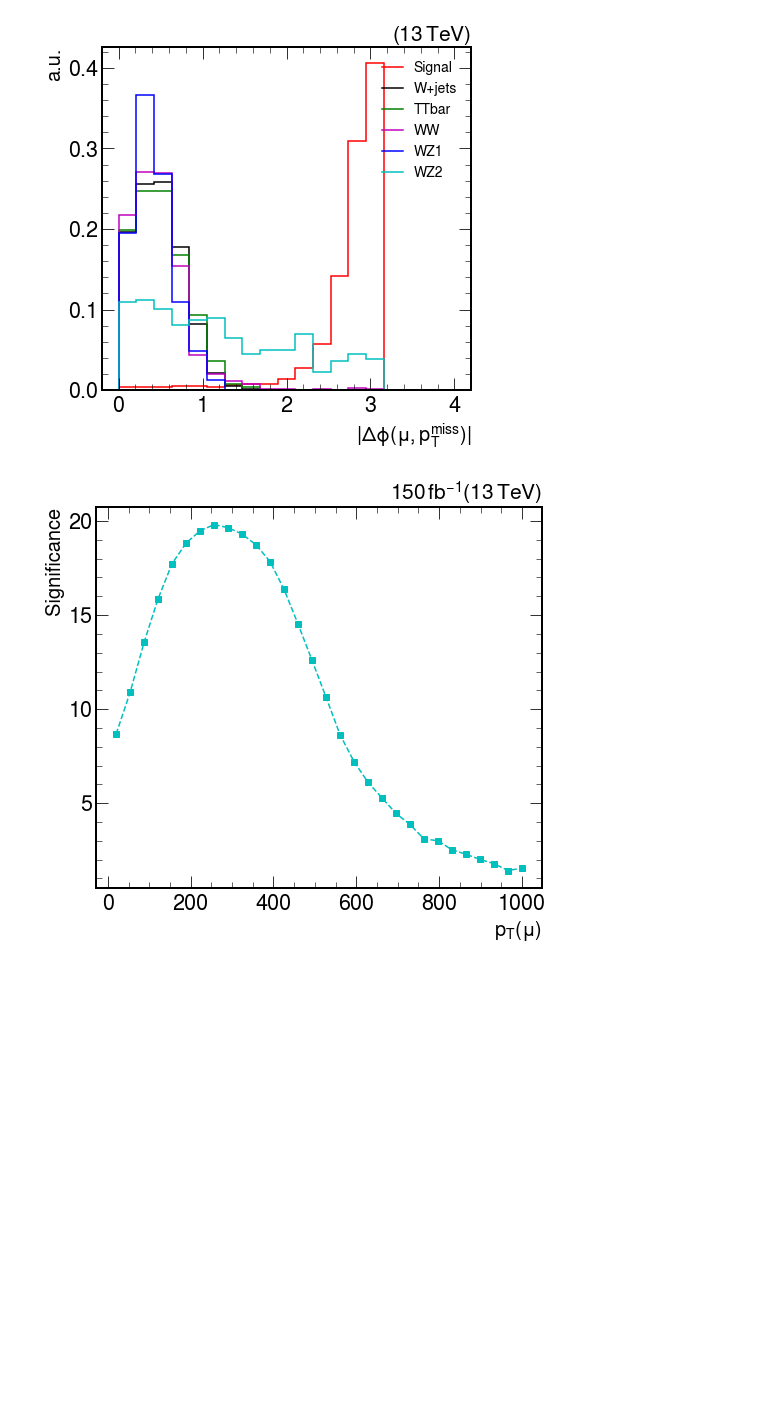
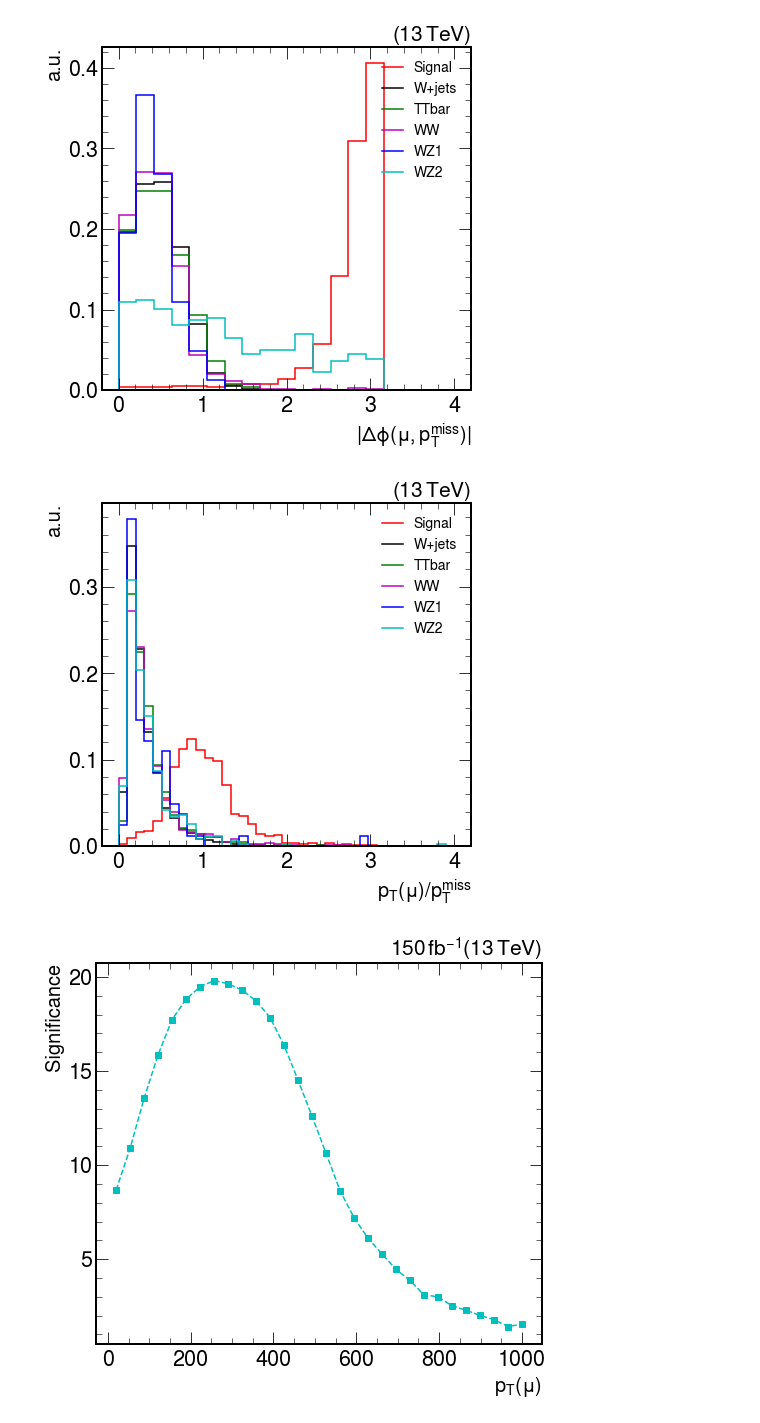
Before and after one commit to jotadram6/PhenoWay, a Jupyter notebook: MuonSignificance.ipynb, the cells around one changed output. Saved outputs shown, nothing was run; the diff lists cells and outputs as text; code cells hidden in the pictures; blank space fills up the shorter version.

```diff
--- a/MuonSignificance.ipynb
+++ b/MuonSignificance.ipynb
@@ -211,6 +211,18 @@ plot_var([S1_df_mu, W_df_mu, TTbar_df_mu, WW_df_mu, WZ1_df_mu, WZ2_df_mu], "Delt
 [figure]
 [figure]
 [figure]
+# %%
+S1_df_mu["mumet_ptratio"] = S1_df_mu["muon_pt0"]/S1_df_mu["missinget_met"]
+W_df_mu["mumet_ptratio"] = W_df_mu["muon_pt0"]/W_df_mu["missinget_met"]
+TTbar_df_mu["mumet_ptratio"] = TTbar_df_mu["muon_pt0"]/TTbar_df_mu["missinget_met"]
+WW_df_mu["mumet_ptratio"] = WW_df_mu["muon_pt0"]/WW_df_mu["missinget_met"]
+WZ1_df_mu["mumet_ptratio"] = WZ1_df_mu["muon_pt0"]/WZ1_df_mu["missinget_met"]
+WZ2_df_mu["mumet_ptratio"] = WZ2_df_mu["muon_pt0"]/WZ2_df_mu["missinget_met"]
+# %%
+plot_var([S1_df_mu, W_df_mu, TTbar_df_mu, WW_df_mu, WZ1_df_mu, WZ2_df_mu], "mumet_ptratio", 0, 4, 40,
+["Signal","W+jets","TTbar","WW","WZ1","WZ2"],["r","k","g","m","b","c",], r"$p_{T}(\mu)/p_{T}^{miss}$", size = 14)
+# %% [output]
+[figure, added]
 # %%
 plot_significances(S1_df_mu, [W_df_mu, TTbar_df_mu, WW_df_mu, WZ1_df_mu, WZ2_df_mu],
 pt_mu, W_S, [W_W, W_TTbar, W_WW, W_WZ1, W_WZ2], [20, 1000, 30], r"p_T(\mu)")
```
Also changed, not shown: parts of 2 cells of this notebook, 2 other files.
